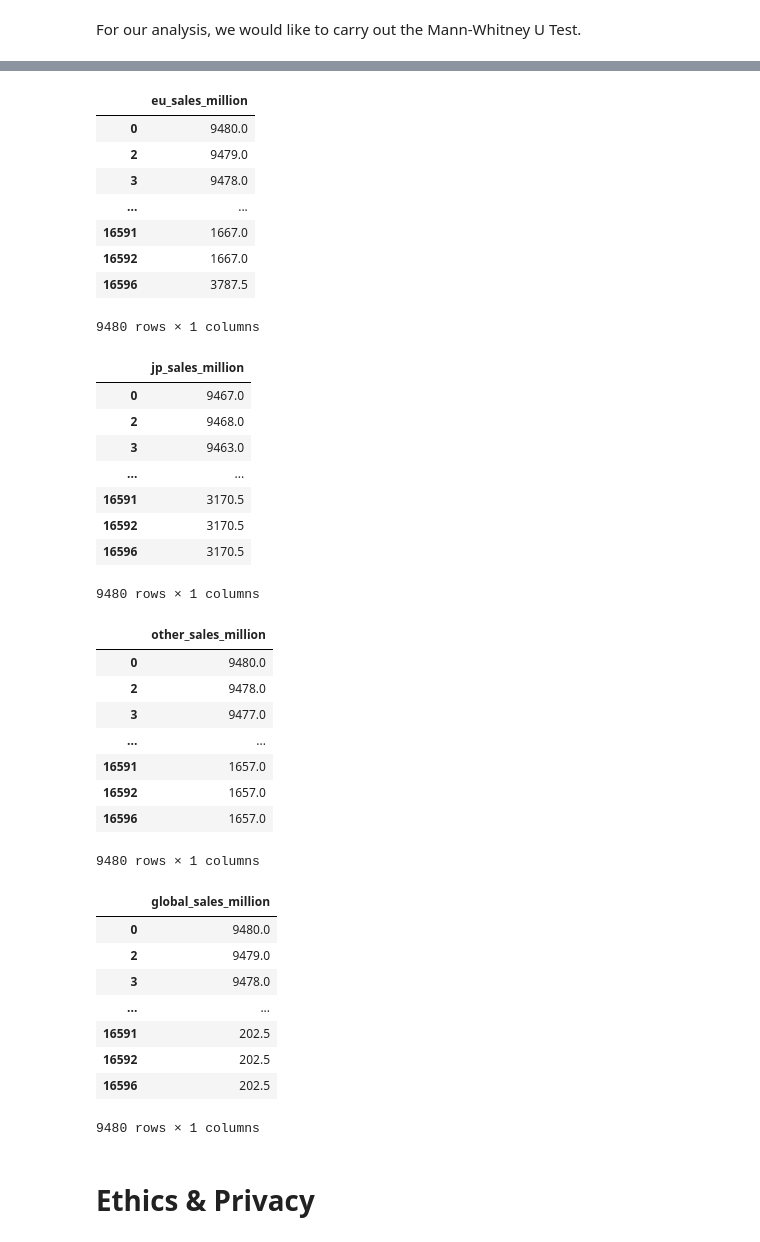
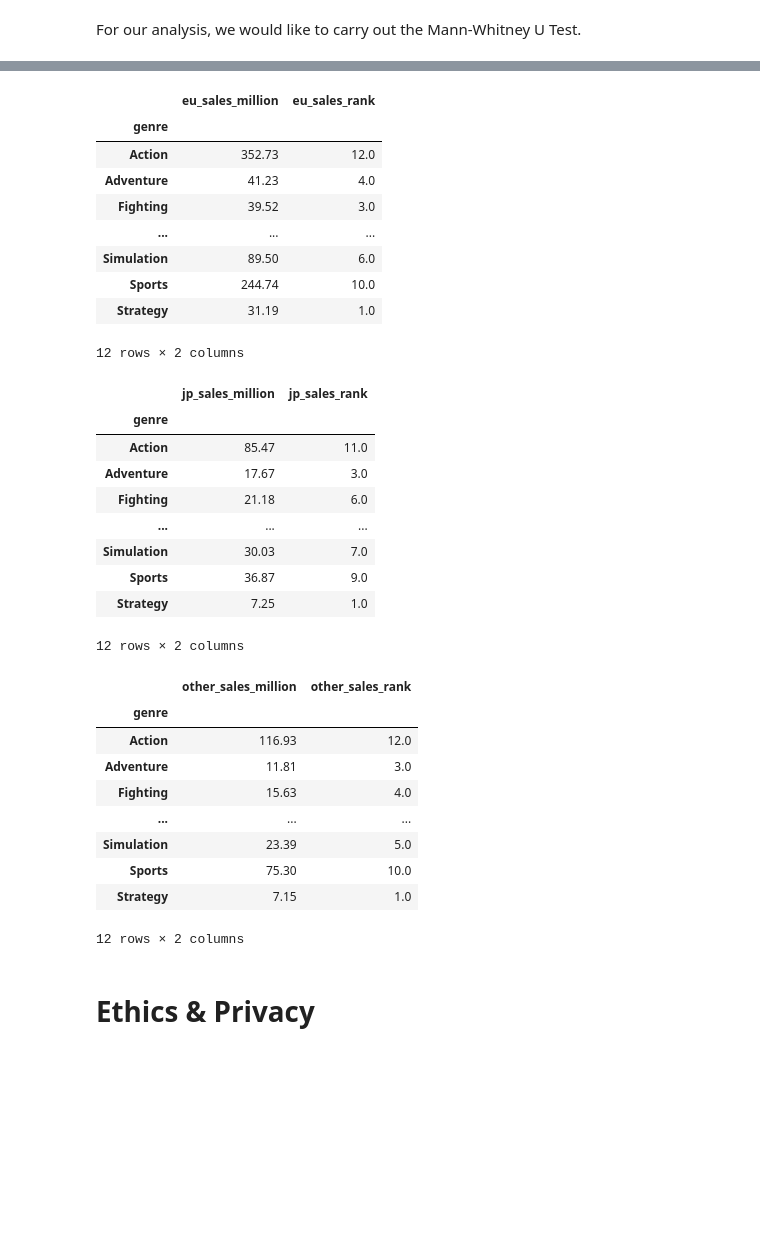
Before and after one commit to kvh8899/mostpopvidgame, a Jupyter notebook: FinalProject_group004_actual.ipynb, the cells around one changed output, grey strips where cells are left out. Drawn from its saved outputs; the diff is of its cells as text; code cells hidden in the pictures; blank space fills up the shorter version.

```diff
--- a/FinalProject_group004_actual.ipynb
+++ b/FinalProject_group004_actual.ipynb
@@ -300,55 +288,48 @@ na_rank
 # %%
-eu_rank = pd.DataFrame(sales['eu_sales_million'].rank())
+eu_rank = pd.DataFrame(genre_sales['eu_sales_million'])
+eu_rank['eu_sales_rank'] = eu_rank['eu_sales_million'].rank()
 eu_rank
 # %% [output]
-|  | eu_sales_million |
-| 0 | 9480.0 |
-| 2 | 9479.0 |
-| 3 | 9478.0 |
-| ... | ... |
-| 16591 | 1667.0 |
-| 16592 | 1667.0 |
-| 16596 | 3787.5 |
+|  | eu_sales_million | eu_sales_rank |
+| genre |  |  |
+| Action | 352.73 | 12.0 |
+| Adventure | 41.23 | 4.0 |
+| Fighting | 39.52 | 3.0 |
+| ... | ... | ... |
+| Simulation | 89.50 | 6.0 |
+| Sports | 244.74 | 10.0 |
+| Strategy | 31.19 | 1.0 |
-9480 rows × 1 columns
+12 rows × 2 columns
 # %%
-jp_rank = pd.DataFrame(sales['jp_sales_million'].rank())
+jp_rank = pd.DataFrame(genre_sales['jp_sales_million'])
+jp_rank['jp_sales_rank'] = jp_rank['jp_sales_million'].rank()
 jp_rank
 # %% [output]
-|  | jp_sales_million |
-| 0 | 9467.0 |
-| 2 | 9468.0 |
-| 3 | 9463.0 |
-| ... | ... |
-| 16591 | 3170.5 |
-| 16592 | 3170.5 |
-| 16596 | 3170.5 |
+|  | jp_sales_million | jp_sales_rank |
+| genre |  |  |
+| Action | 85.47 | 11.0 |
+| Adventure | 17.67 | 3.0 |
+| Fighting | 21.18 | 6.0 |
+| ... | ... | ... |
+| Simulation | 30.03 | 7.0 |
+| Sports | 36.87 | 9.0 |
+| Strategy | 7.25 | 1.0 |
-9480 rows × 1 columns
+12 rows × 2 columns
 # %%
-other_rank = pd.DataFrame(sales['other_sales_million'].rank())
+other_rank = pd.DataFrame(genre_sales['other_sales_million'])
+other_rank['other_sales_rank'] = other_rank['other_sales_million'].rank()
 other_rank
 # %% [output]
-|  | other_sales_million |
-| 0 | 9480.0 |
-| 2 | 9478.0 |
-| 3 | 9477.0 |
-| ... | ... |
-| 16591 | 1657.0 |
-| 16592 | 1657.0 |
-| 16596 | 1657.0 |
+|  | other_sales_million | other_sales_rank |
+| genre |  |  |
+| Action | 116.93 | 12.0 |
+| Adventure | 11.81 | 3.0 |
+| Fighting | 15.63 | 4.0 |
+| ... | ... | ... |
+| Simulation | 23.39 | 5.0 |
+| Sports | 75.30 | 10.0 |
+| Strategy | 7.15 | 1.0 |
-9480 rows × 1 columns
+12 rows × 2 columns
-# %%
-global_rank = pd.DataFrame(sales['global_sales_million'].rank())
-global_rank
-# %% [output]
-|  | global_sales_million |
-| 0 | 9480.0 |
-| 2 | 9479.0 |
-| 3 | 9478.0 |
-| ... | ... |
-| 16591 | 202.5 |
-| 16592 | 202.5 |
-| 16596 | 202.5 |
-9480 rows × 1 columns
 # %% [markdown]
 # Ethics & Privacy
 # %% [markdown]
```
Also changed, not shown: parts of 3 cells of this notebook.
